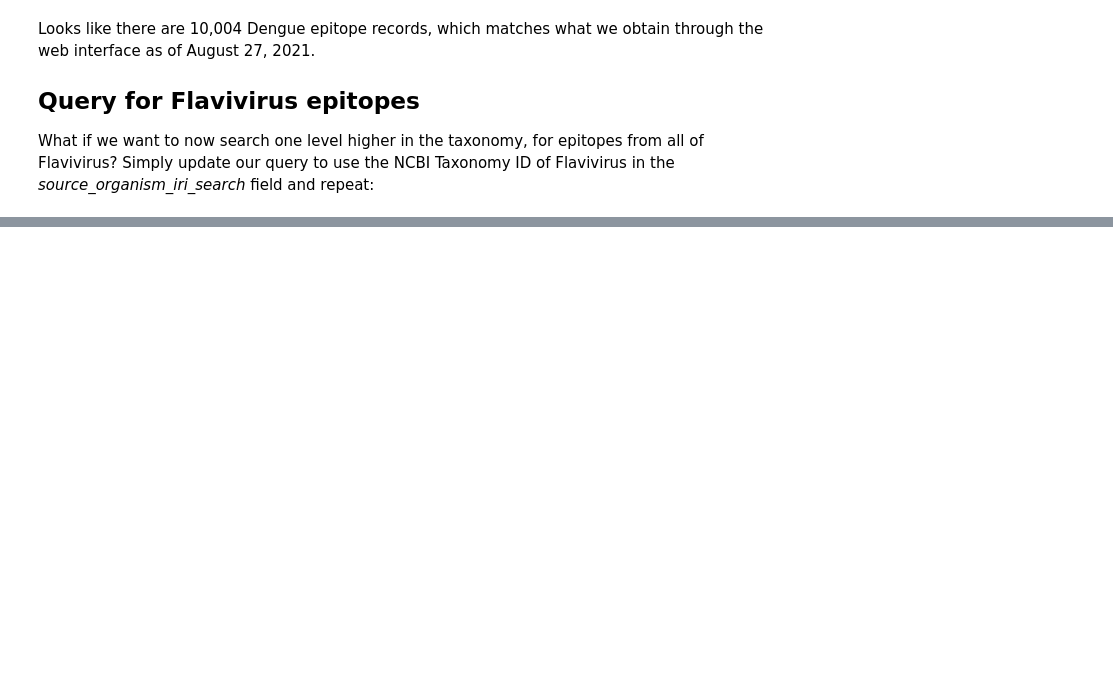
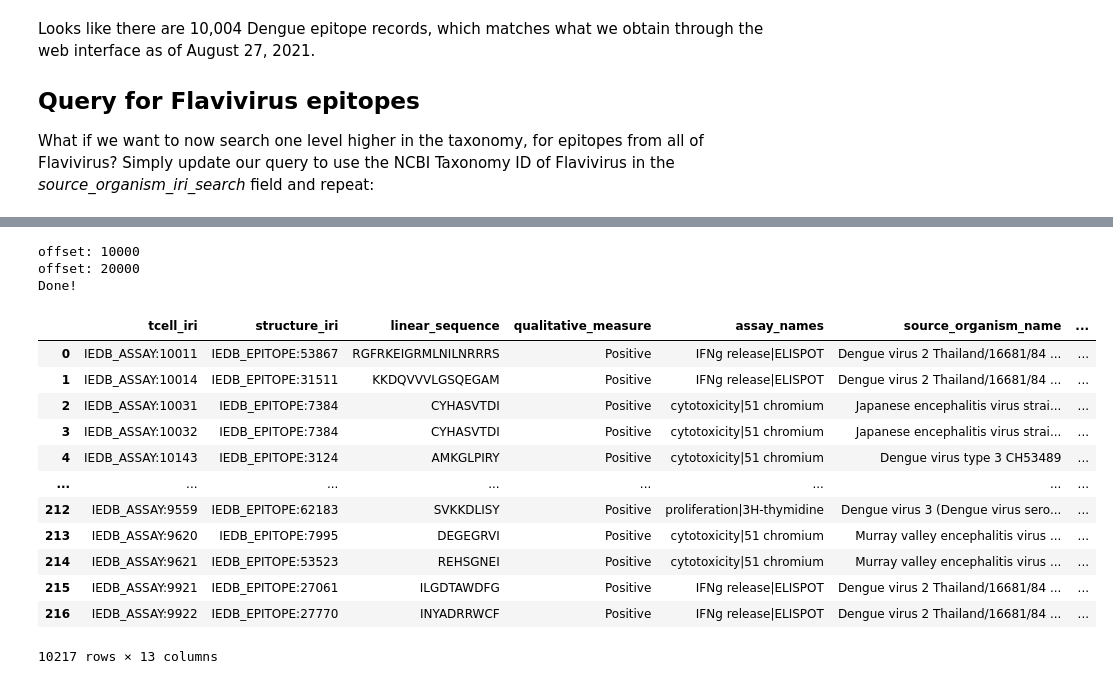
Before and after one commit to IEDB/IQ-API-use-cases, a Jupyter notebook: python/use_case_1g.ipynb, the cells around one changed output, grey strips where cells are left out. Saved outputs shown, nothing was run; the diff lists cells and outputs as text; code cells hidden in the pictures; blank space fills up the shorter version.

```diff
--- a/python/use_case_1g.ipynb
+++ b/python/use_case_1g.ipynb
@@ -206,0 +213,40 @@ OK now we have 16,809 epitopes, which should include all of the Dengue epitopes.
+# %%
+search_params={ 'source_organism_iri_search': 'cs.{"NCBITaxon:11051"}',
+                'select': 'tcell_iri,structure_iri,linear_sequence,curated_source_antigen,qualitative_measure,assay_names,source_organism_name,source_organism_name',
+                'qualitative_measure': 'not.eq.Negative',
+                'offset': 0,
+                'order': 'tcell_iri'
+              }
+table_name='tcell_search'
+full_url=base_uri + '/' + table_name
+
+# get the first 10K results and load them into a data frame
+result = requests.get(full_url, params=search_params)
+df_tcell = pd.json_normalize(result.json())
+
+while result.json() != []:
+    time.sleep(2)
+    search_params['offset'] += 10000
+    print('offset: ' + str(search_params['offset']))
+    result = requests.get(full_url, params=search_params)
+    df_tcell = df_tcell.append(pd.json_normalize(result.json()))
+print('Done!')
+
+df_tcell
+# %% [output]
+offset: 10000
+offset: 20000
+Done!
+|  | tcell_iri | structure_iri | linear_sequence | qualitative_measure | assay_names | source_organism_name | ... |
+| 0 | IEDB_ASSAY:10011 | IEDB_EPITOPE:53867 | RGFRKEIGRMLNILNRRRS | Positive | IFNg release|ELISPOT | Dengue virus 2 Thailand/16681/84 ... | ... |
+| 1 | IEDB_ASSAY:10014 | IEDB_EPITOPE:31511 | KKDQVVVLGSQEGAM | Positive | IFNg release|ELISPOT | Dengue virus 2 Thailand/16681/84 ... | ... |
+| 2 | IEDB_ASSAY:10031 | IEDB_EPITOPE:7384 | CYHASVTDI | Positive | cytotoxicity|51 chromium | Japanese encephalitis virus strai... | ... |
+| 3 | IEDB_ASSAY:10032 | IEDB_EPITOPE:7384 | CYHASVTDI | Positive | cytotoxicity|51 chromium | Japanese encephalitis virus strai... | ... |
+| 4 | IEDB_ASSAY:10143 | IEDB_EPITOPE:3124 | AMKGLPIRY | Positive | cytotoxicity|51 chromium | Dengue virus type 3 CH53489 | ... |
+| ... | ... | ... | ... | ... | ... | ... | ... |
+| 212 | IEDB_ASSAY:9559 | IEDB_EPITOPE:62183 | SVKKDLISY | Positive | proliferation|3H-thymidine | Dengue virus 3 (Dengue virus sero... | ... |
+| 213 | IEDB_ASSAY:9620 | IEDB_EPITOPE:7995 | DEGEGRVI | Positive | cytotoxicity|51 chromium | Murray valley encephalitis virus ... | ... |
+| 214 | IEDB_ASSAY:9621 | IEDB_EPITOPE:53523 | REHSGNEI | Positive | cytotoxicity|51 chromium | Murray valley encephalitis virus ... | ... |
+| 215 | IEDB_ASSAY:9921 | IEDB_EPITOPE:27061 | ILGDTAWDFG | Positive | IFNg release|ELISPOT | Dengue virus 2 Thailand/16681/84 ... | ... |
+| 216 | IEDB_ASSAY:9922 | IEDB_EPITOPE:27770 | INYADRRWCF | Positive | IFNg release|ELISPOT | Dengue virus 2 Thailand/16681/84 ... | ... |
+10217 rows × 13 columns
```
Also changed, not shown: parts of 16 cells of this notebook, 1 other file.
